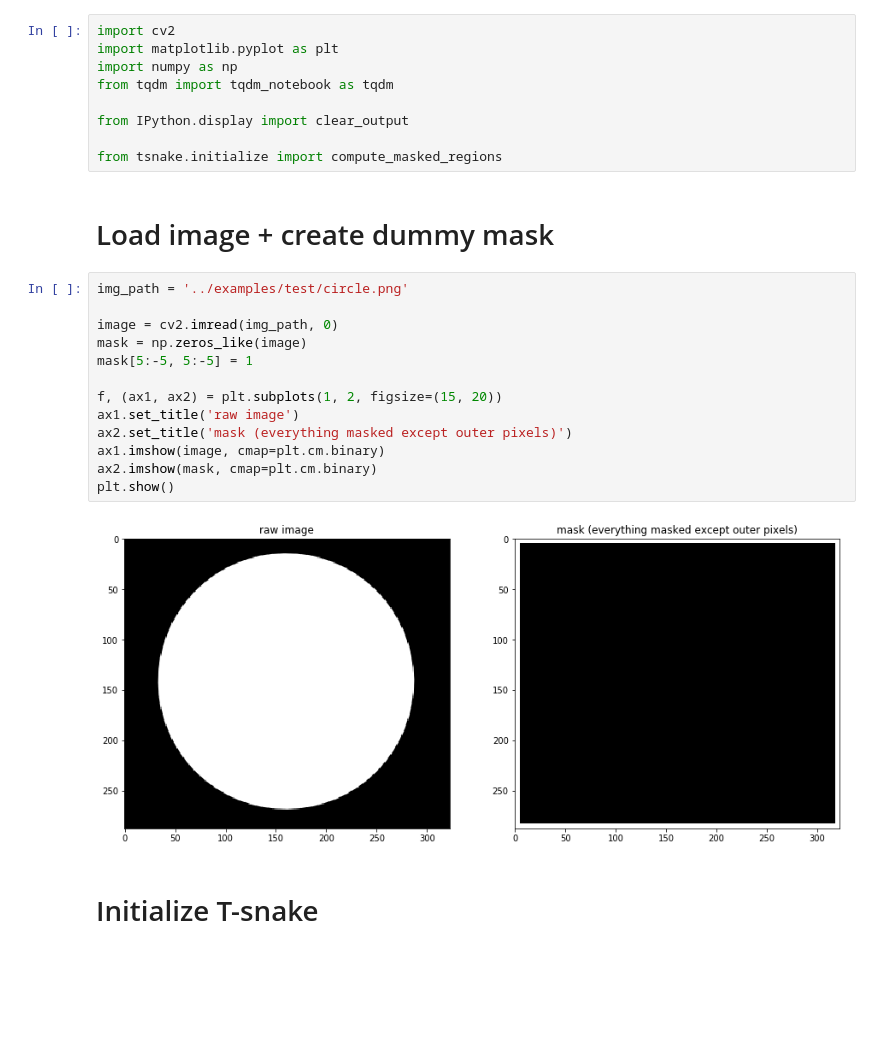
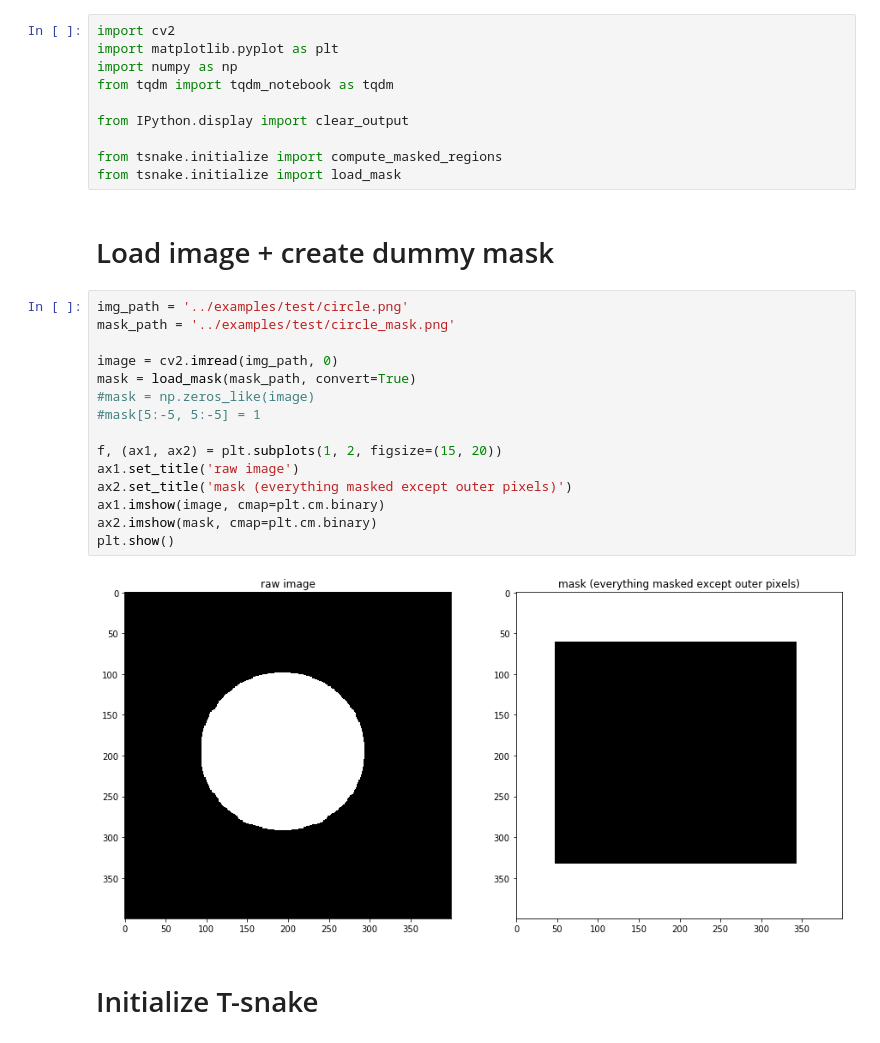
Before and after one commit to CS269-Capstone/t-snake-mask-generation, a Jupyter notebook: notebooks/Test T-snake evolution (no reparameterization).ipynb, the cells around one changed output. Cells and saved outputs as stored; diff of their text form; blank space fills up the shorter version.

```diff
--- a/notebooks/Test T-snake evolution (no reparameterization).ipynb
+++ b/notebooks/Test T-snake evolution (no reparameterization).ipynb
@@ -7,23 +7,26 @@ from tqdm import tqdm_notebook as tqdm
 from IPython.display import clear_output
 
 from tsnake.initialize import compute_masked_regions
+from tsnake.initialize import load_mask
 # %% [markdown]
 # Load image + create dummy mask
 # %%
 img_path = '../examples/test/circle.png'
+mask_path = '../examples/test/circle_mask.png'
 
 image = cv2.imread(img_path, 0)
-mask = np.zeros_like(image)
-mask[5:-5, 5:-5] = 1
+mask = load_mask(mask_path, convert=True)
+#mask = np.zeros_like(image)
+#mask[5:-5, 5:-5] = 1
 
 f, (ax1, ax2) = plt.subplots(1, 2, figsize=(15, 20))
 ax1.set_title('raw image')
 ax2.set_title('mask (everything masked except outer pixels)')
 ax1.imshow(image, cmap=plt.cm.binary)
 ax2.imshow(mask, cmap=plt.cm.binary)
 plt.show()
 # %% [output]
-[figure, old version]
+[figure, new version]
 # %% [markdown]
 # Initialize T-snake
 # %%
```
Also changed, not shown: parts of 3 cells of this notebook, 3 other files.
